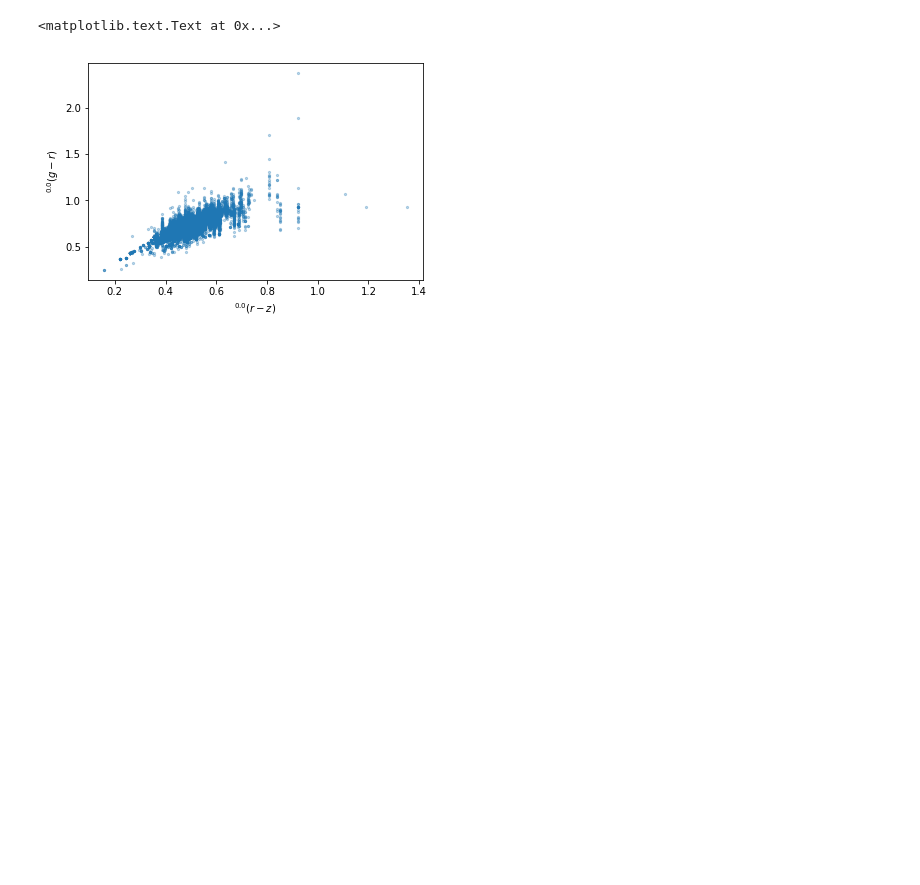
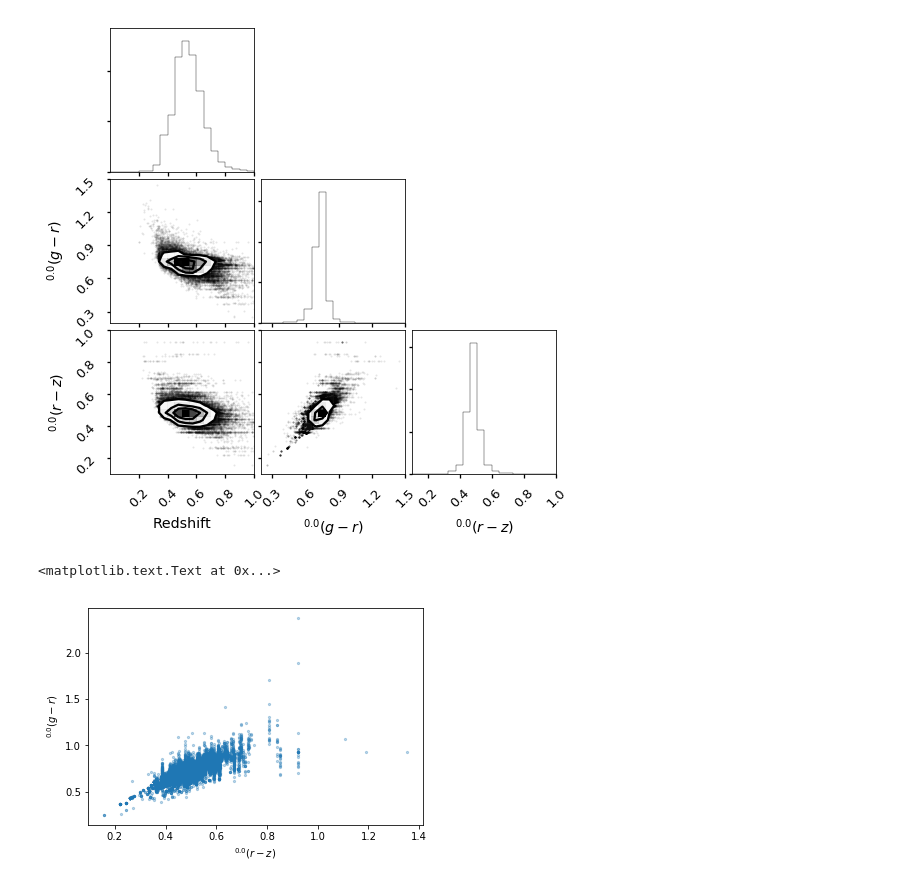
Before and after one commit to desihub/desisim, a Jupyter notebook: doc/nb/lrg-templates.ipynb, the cells around one changed output. Cells and saved outputs as stored; diff of their text form; code cells hidden in the pictures; blank space fills up the shorter version.

```diff
--- a/doc/nb/lrg-templates.ipynb
+++ b/doc/nb/lrg-templates.ipynb
@@ -28,0 +30,3 @@ from astropy.table import Table
+# %%
+plt.style.use('seaborn-talk')
+%matplotlib inline
@@ -49,2 +55,7 @@ kcorr[:3]
 # %%
-Mg, Mr, Mz = kcorr['ABSMAG'][:, 0], kcorr['ABSMAG'][:, 1], kcorr['ABSMAG'][:, 2]
+zobj, Mg, Mr, Mz = (kcorr['Z'], kcorr['ABSMAG'][:, 0], kcorr['ABSMAG'][:, 1], kcorr['ABSMAG'][:, 2] )
+# %%
+fig = corner(np.vstack((zobj, Mg-Mr, Mr-Mz)).T,
+             labels=('Redshift', r'$^{0.0}(g - r)$', r'$^{0.0}(r - z)$'),
+             range=( (0, 1), (0.2, 1.5), (0.1, 1.0) ))
+# %% [output]
@@ -51,3 +63,4 @@ Mg, Mr, Mz = kcorr['ABSMAG'][:, 0], kcorr['ABSMAG'][:, 1], kcorr['ABSMAG'][:, 2]
+[figure, added]
 # %%
 fig, ax = plt.subplots()
 ax.scatter(Mr-Mz, Mg-Mr, alpha=0.3, s=5)
```
Also changed, not shown: parts of 11 cells of this notebook.
